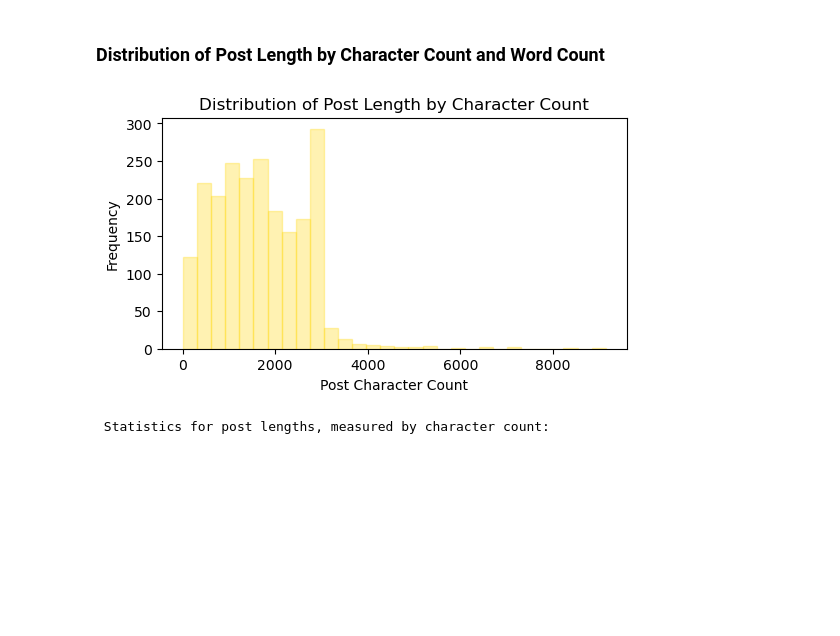
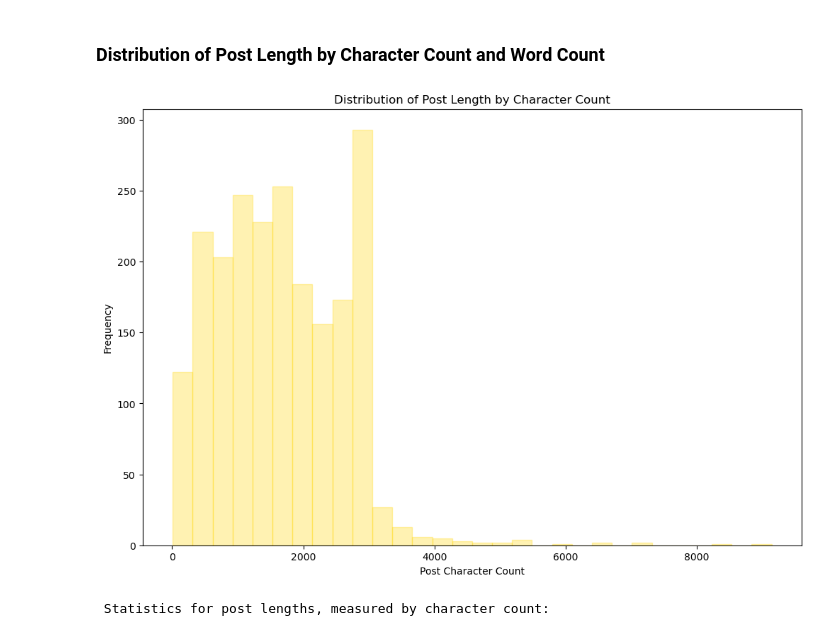
Before and after one commit to MartaFuentesF/NLP_classification_reddit_posts, a Jupyter notebook: 02_Cleaning_and_EDA.ipynb, the cells around one changed output. Drawn from its saved outputs; the diff is of its cells as text; code cells hidden in the pictures; blank space fills up the shorter version.

```diff
--- a/02_Cleaning_and_EDA.ipynb
+++ b/02_Cleaning_and_EDA.ipynb
@@ -205,17 +205,17 @@ The ten shortest posts are:
 ### Distribution of Post Length by Character Count and Word Count
 # %%
 # Histogram for character count
-plt.figure(figsize = (6, 3));
+plt.figure(figsize = (12, 8));
 
 plt.hist(posts['post_length_char'], bins = 30, edgecolor = 'gold', color = 'gold', alpha = 0.3);
 plt.xlabel('Post Character Count');
 plt.ylabel('Frequency');
 plt.title('Distribution of Post Length by Character Count');
 
 # Saving Figure to Images folder
 plt.savefig('./Images/bar_post_len_by_char')
 # %% [output]
-[figure, old version]
+[figure, new version]
 # %%
 print('\033[1m Statistics for post lengths, measured by character count:\033[1m')
 posts['post_length_char'].describe()
```
Also changed, not shown: parts of 3 cells of this notebook, 6 other files.
